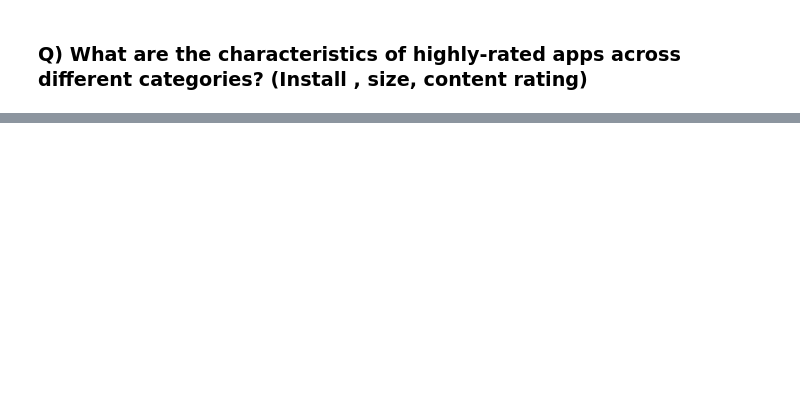
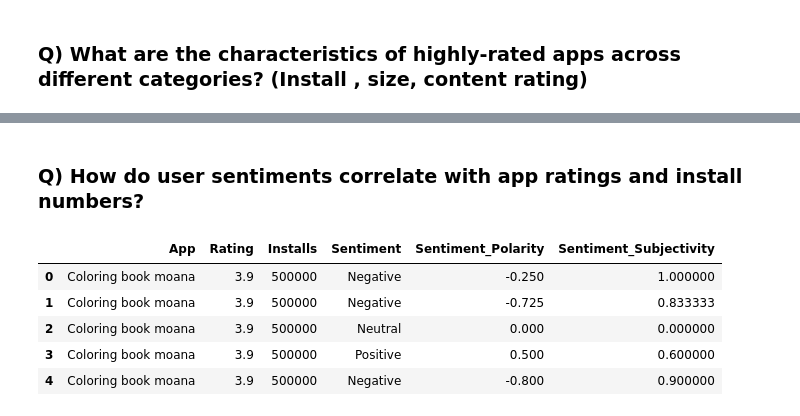
Before and after one commit to azfarali16/GooglePlayStore-EDA, a Jupyter notebook: google-play-store-apps.ipynb, the cells around one changed output, grey strips where cells are left out. Cells and saved outputs as stored; diff of their text form; code cells hidden in the pictures; blank space fills up the shorter version.

```diff
--- a/google-play-store-apps.ipynb
+++ b/google-play-store-apps.ipynb
@@ -372,0 +407,2 @@ df = playstore[col]
+# %% [markdown]
+### Q) How do user sentiments correlate with app ratings and install numbers?
@@ -372,0 +411,11 @@ df = playstore[col]
+# %%
+col = ['App','Rating','Installs','Sentiment','Sentiment_Polarity','Sentiment_Subjectivity']
+df = df[col].copy()
+df.head()
+# %% [output]
+|  | App | Rating | Installs | Sentiment | Sentiment_Polarity | Sentiment_Subjectivity |
+| 0 | Coloring book moana | 3.9 | 500000 | Negative | -0.250 | 1.000000 |
+| 1 | Coloring book moana | 3.9 | 500000 | Negative | -0.725 | 0.833333 |
+| 2 | Coloring book moana | 3.9 | 500000 | Neutral | 0.000 | 0.000000 |
+| 3 | Coloring book moana | 3.9 | 500000 | Positive | 0.500 | 0.600000 |
+| 4 | Coloring book moana | 3.9 | 500000 | Negative | -0.800 | 0.900000 |
```
Also changed, not shown: parts of 22 cells of this notebook.
